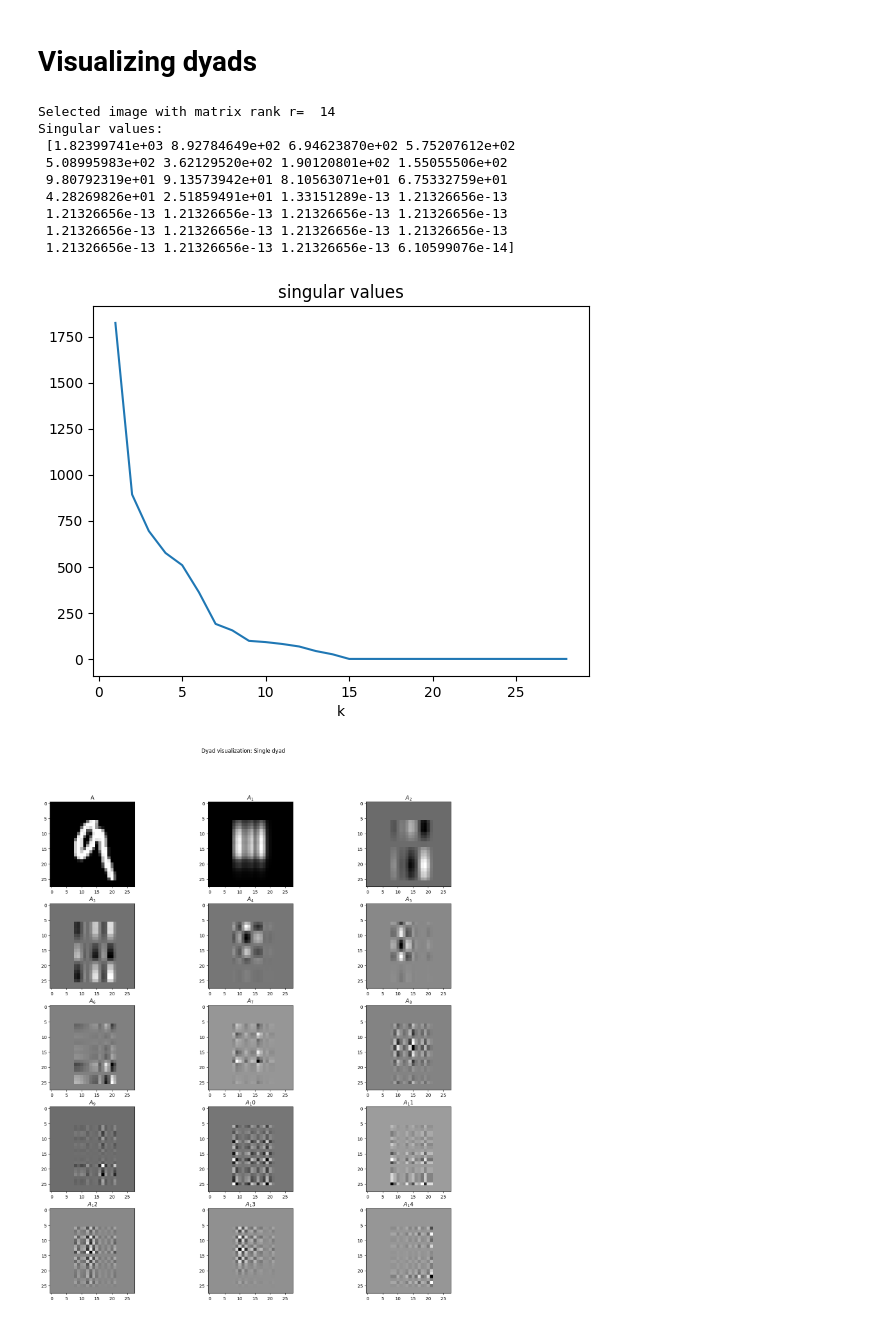
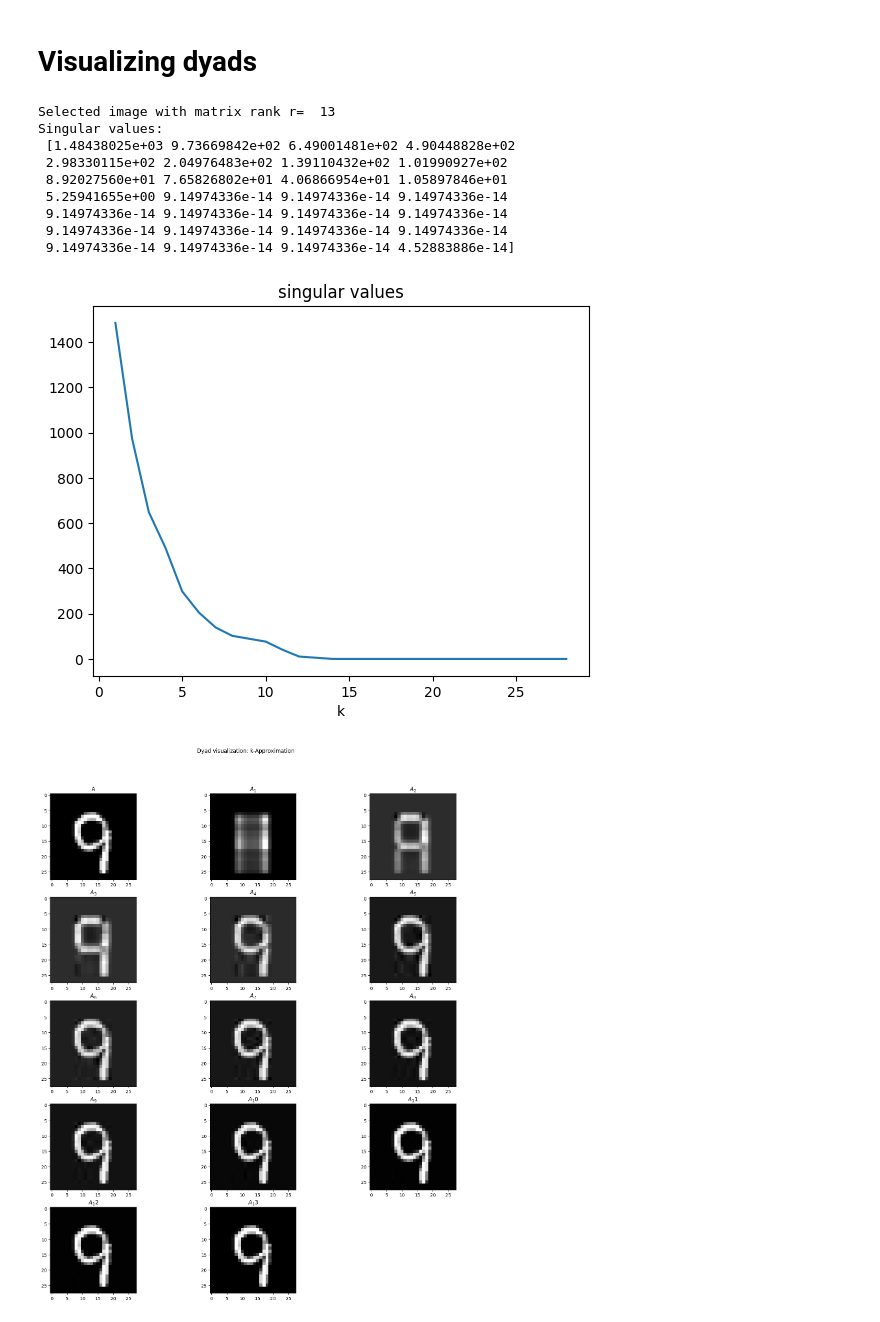
Before and after one commit to MatteoFusconi/Artificial-Intelligence-master, a Jupyter notebook: methods/homework2.ipynb, the cells around one changed output. Cells and saved outputs as stored; diff of their text form; code cells hidden in the pictures.

```diff
--- a/methods/homework2.ipynb
+++ b/methods/homework2.ipynb
@@ -150,7 +151,7 @@ def average_distance(Z, Y, C):
     avgdist = [np.mean(dist[i]) for i in range(len(dist))]
     return avgdist
 # %%
-KK = np.arange(2, 4)
+KK = np.arange(2, 10)
 dist_PCA = np.zeros((len(digits), len(KK)))
 dist_LDA = np.zeros((len(digits), len(KK)))
 
@@ -170,6 +171,8 @@ plt.subplot(1, 2, 1)
 plt.title("PCA")
 for i, dig in enumerate(digits):
     plt.plot(KK, dist_PCA[i])
+plt.legend([str(dig) for dig in digits])
+
 plt.subplot(1, 2, 2)
 plt.title("LDA")
 for i, dig in enumerate(digits):
@@ -237,7 +241,7 @@ k       PCA     LDA
 # %% [markdown]
 # Visualizing dyads
 # %%
-img = X[:, 12001]
+img = X[:, 12002]
 img = np.reshape(img, (28, 28))
 r = np.linalg.matrix_rank(img)
 print("Selected image with matrix rank r= ", r)
@@ -252,7 +256,7 @@ plt.xlabel("k")
 
 niter = r
 modes = ['Single dyad', 'k-Approximation']
-plot = modes[0]
+plot = modes[1]
 
 plt.figure(figsize=(6 * 3, ((niter + 1)//3 + 1) * 4))
 plt.suptitle(f"Dyad visualization: {plot}", y= 0.95)
@@ -265,40 +269,40 @@ compress = np.zeros((niter,))
 
 for i in range(niter):
     Ai = s[i] * np.outer(U[:, i], VT[i, :])
     A = A + Ai                        # i approx of image
     if plot == 'Single dyad':
         Aplot = Ai
     elif plot == 'k-Approximation':
         Aplot = A
     else:
         break
     plt.subplot(((niter + 1)//3 + 1), 3, i + 2)
     plt.imshow(Aplot, cmap = "gray")
     plt.title(f"$A_{i + 1}$")
 
     err[i] = np.linalg.norm(img - A, 2)
     compress[i] = 28**2/((i+1)* (1+ 28 + 28))
 
 
 plt.figure()
 plt.title("Approximation Error $||X - X_k||$")
 plt.plot(np.linspace(1, niter + 1, niter), err)
 plt.xlabel("k")
 plt.figure()
 plt.title("Compression Factor $\dfrac{mn}{k(1 + m + n)}$")
 plt.plot(np.linspace(1, niter + 1, niter), compress)
 plt.xlabel("k")
 
 plt.show()
 # %% [output]
-Selected image with matrix rank r=  14
+Selected image with matrix rank r=  13
 Singular values:
- [1.82399741e+03 8.92784649e+02 6.94623870e+02 5.75207612e+02
- 5.08995983e+02 3.62129520e+02 1.90120801e+02 1.55055506e+02
- 9.80792319e+01 9.13573942e+01 8.10563071e+01 6.75332759e+01
- 4.28269826e+01 2.51859491e+01 1.33151289e-13 1.21326656e-13
- 1.21326656e-13 1.21326656e-13 1.21326656e-13 1.21326656e-13
- 1.21326656e-13 1.21326656e-13 1.21326656e-13 1.21326656e-13
- 1.21326656e-13 1.21326656e-13 1.21326656e-13 6.10599076e-14]
+ [1.48438025e+03 9.73669842e+02 6.49001481e+02 4.90448828e+02
+ 2.98330115e+02 2.04976483e+02 1.39110432e+02 1.01990927e+02
+ 8.92027560e+01 7.65826802e+01 4.06866954e+01 1.05897846e+01
+ 5.25941655e+00 9.14974336e-14 9.14974336e-14 9.14974336e-14
+ 9.14974336e-14 9.14974336e-14 9.14974336e-14 9.14974336e-14
+ 9.14974336e-14 9.14974336e-14 9.14974336e-14 9.14974336e-14
+ 9.14974336e-14 9.14974336e-14 9.14974336e-14 4.52883886e-14]
-[figure, old version]
+[figure, new version]
-[figure, old version]
+[figure, new version]
```
Also changed, not shown: parts of 4 cells of this notebook, 4 other files.
